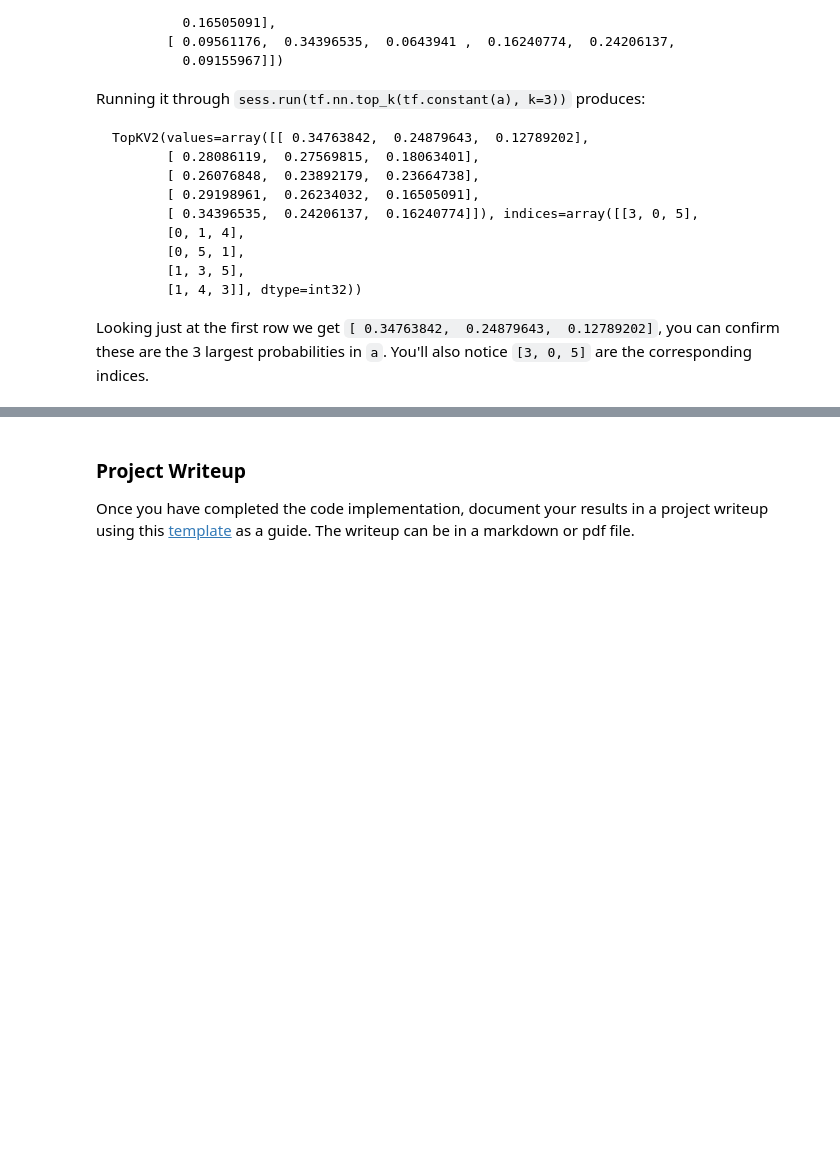
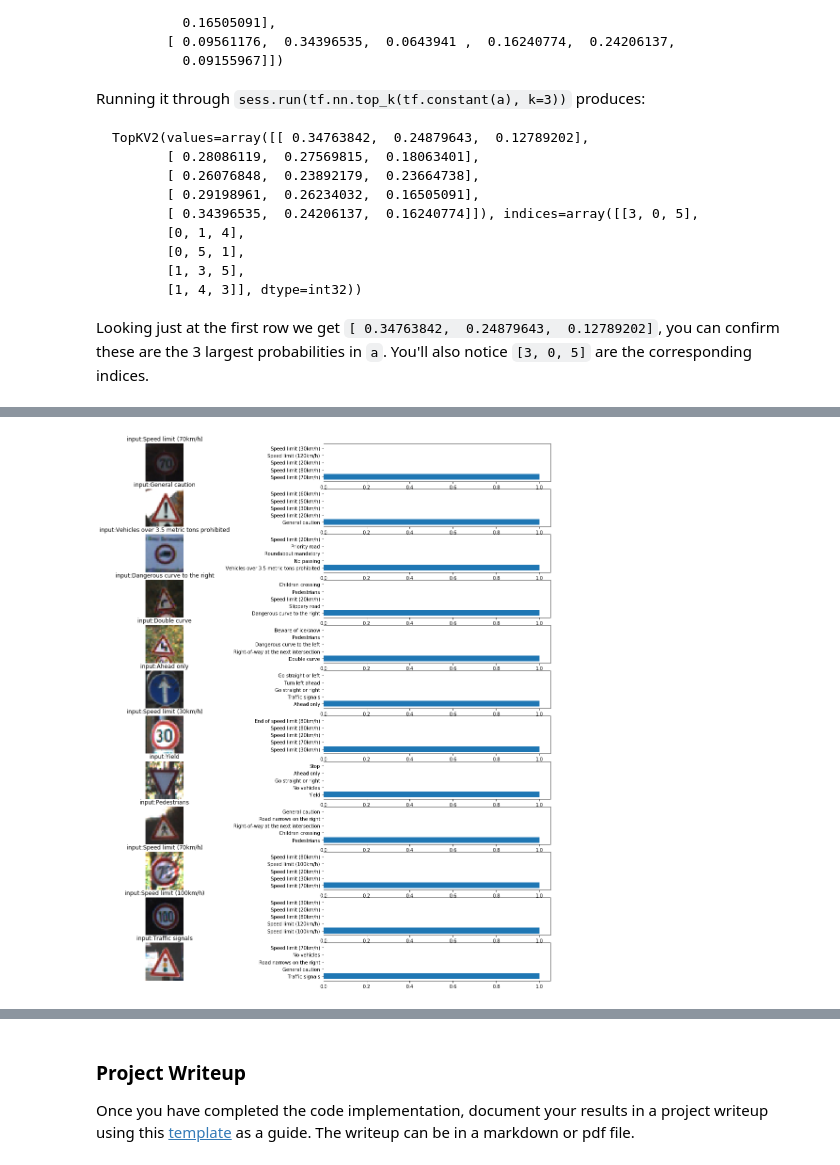
Before and after one commit to anudeepsekhar/Traffic-Sign-Classifier, a Jupyter notebook: Traffic_Sign_Classifier.ipynb, the cells around one changed output, grey strips where cells are left out. Cells and saved outputs as stored; diff of their text form; code cells hidden in the pictures; blank space fills up the shorter version.

```diff
--- a/Traffic_Sign_Classifier.ipynb
+++ b/Traffic_Sign_Classifier.ipynb
@@ -729,3 +836,18 @@ with tf.Session() as sess:
+# %%
+plt.figure(figsize=(19, 21))
+for i in range(12):
+    plt.subplot(12, 2, 2*i+1)
+    plt.imshow(cv2.cvtColor(my_images[i], cv2.COLOR_BGR2RGB))
+    title = "input:" + str(signs_class[my_labels[i]])
+    plt.title(title)
+    plt.axis('off')
+    plt.subplot(12, 2, 2*i+2)
+    plt.barh(np.arange(1, 6, 1), my_top_k.values[i, :])
+    labs=[signs_class[j] for j in my_top_k.indices[i]]
+    plt.yticks(np.arange(1, 6, 1), labs)
+plt.show()
+# %% [output]
+[figure, added]
 # %%
 print(my_top_k)
 # %% [output]
```
Also changed, not shown: parts of 33 cells of this notebook, 1 other file.
